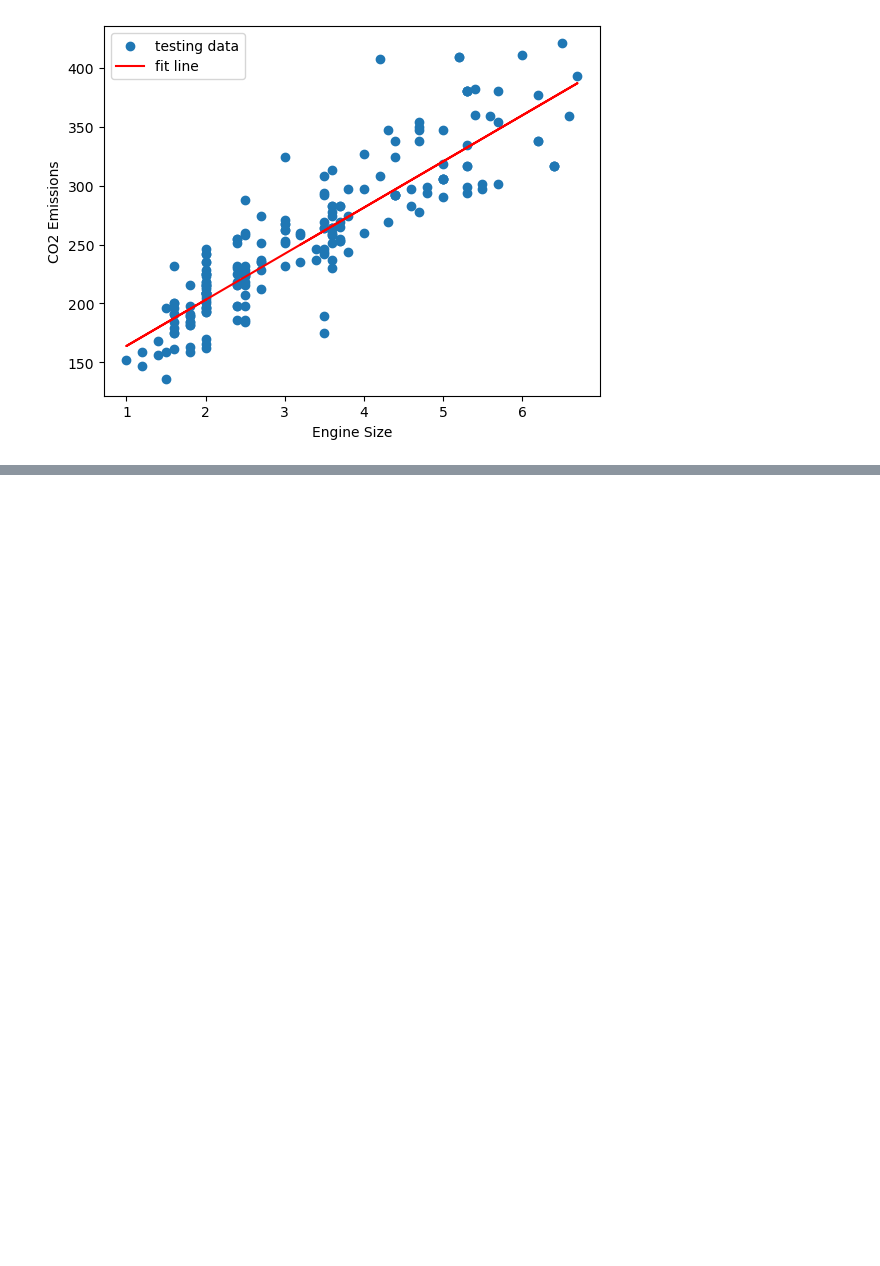
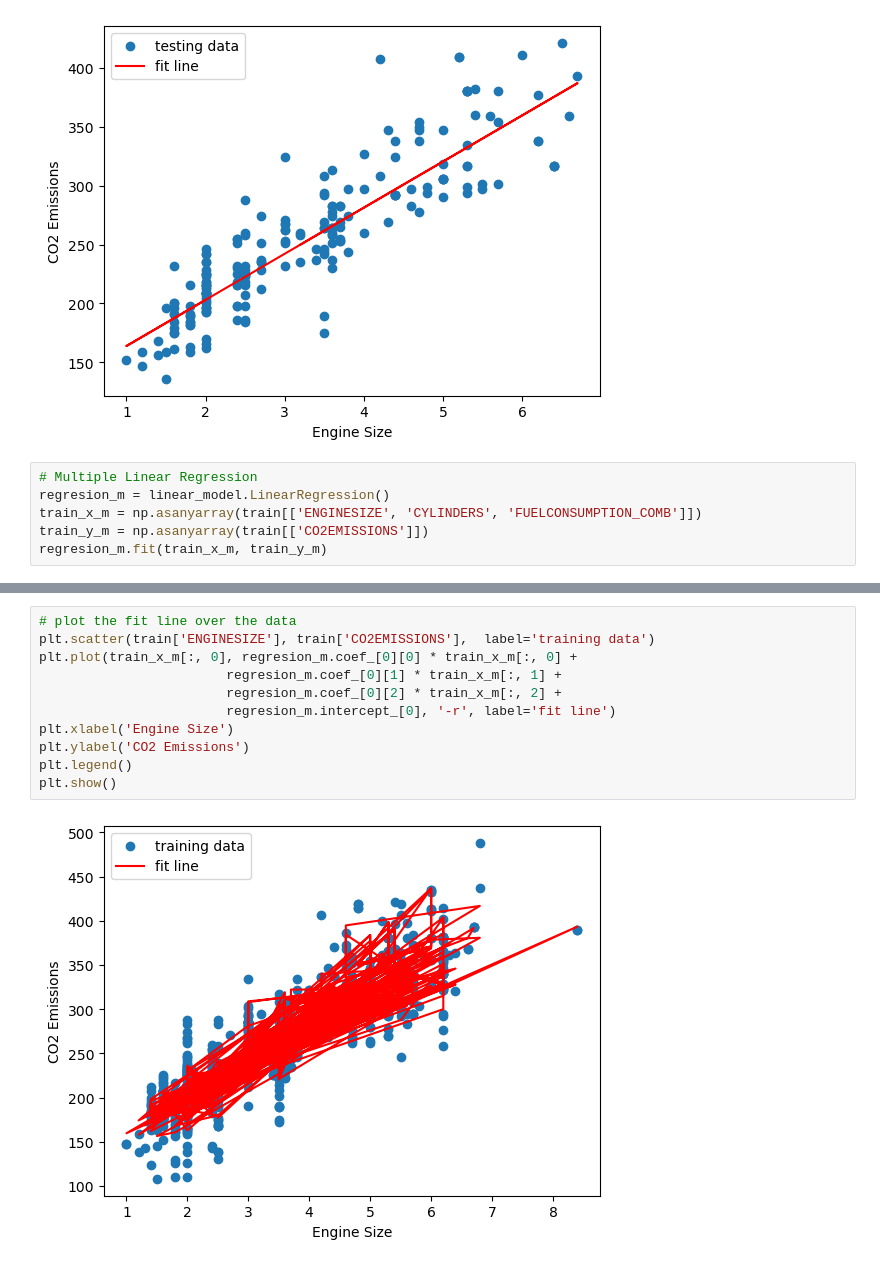
Before and after one commit to AliShrz/My-Machine-Learning, a Jupyter notebook: My Machine Learning.ipynb, the cells around one changed output, grey strips where cells are left out. Cells and saved outputs as stored; diff of their text form; blank space fills up the shorter version.

Commit message:
run Multiple Linear Regression with engine size, cylinder and fule consumption

```diff
--- a/My Machine Learning.ipynb
+++ b/My Machine Learning.ipynb
@@ -155,3 +155,9 @@ plt.legend()
 plt.show()
 # %% [output]
 [figure]
+# %%
+# Multiple Linear Regression
+regresion_m = linear_model.LinearRegression()
+train_x_m = np.asanyarray(train[['ENGINESIZE', 'CYLINDERS', 'FUELCONSUMPTION_COMB']])
+train_y_m = np.asanyarray(train[['CO2EMISSIONS']])
+regresion_m.fit(train_x_m, train_y_m)
@@ -157,0 +173,13 @@ plt.show()
+# %%
+# plot the fit line over the data
+plt.scatter(train['ENGINESIZE'], train['CO2EMISSIONS'],  label='training data')
+plt.plot(train_x_m[:, 0], regresion_m.coef_[0][0] * train_x_m[:, 0] +
+                        regresion_m.coef_[0][1] * train_x_m[:, 1] +
+                        regresion_m.coef_[0][2] * train_x_m[:, 2] +
+                        regresion_m.intercept_[0], '-r', label='fit line')
+plt.xlabel('Engine Size')
+plt.ylabel('CO2 Emissions')
+plt.legend()
+plt.show()
+# %% [output]
+[figure, added]
```
Also changed, not shown: parts of 3 cells of this notebook.
